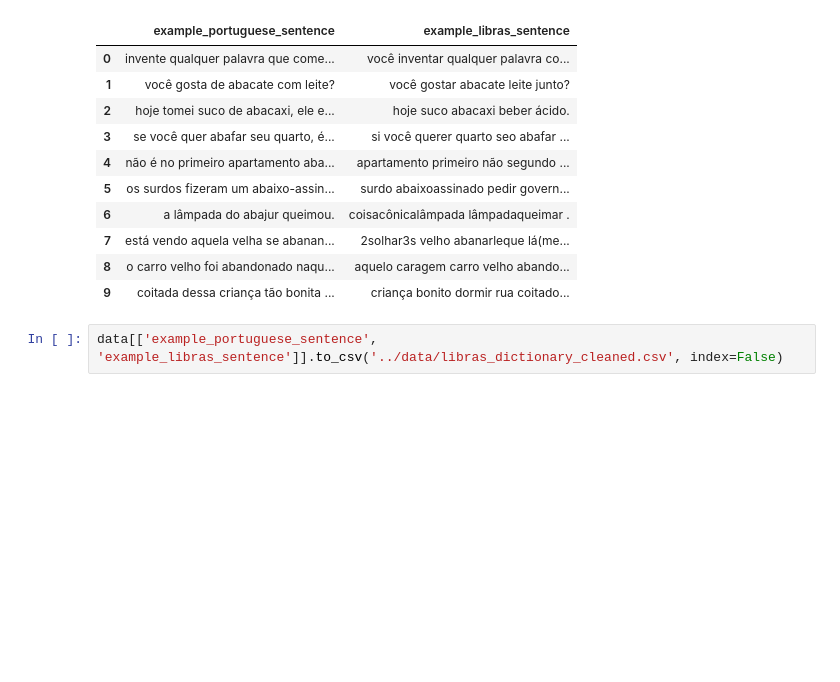
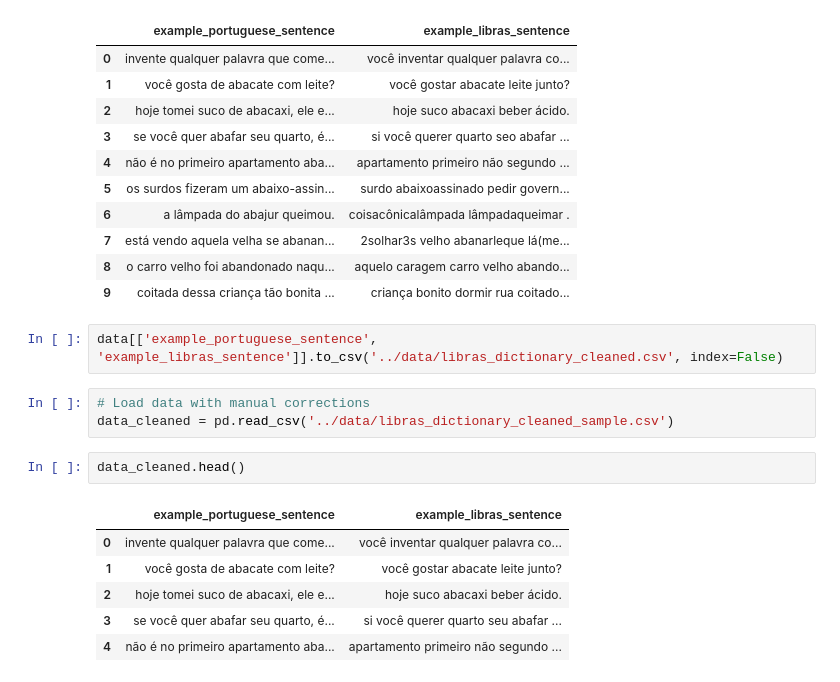
Before and after one commit to l-jhon/translation-libras-to-ptbr, a Jupyter notebook: notebooks/model.ipynb, the cells around one changed output. Saved outputs shown, nothing was run; the diff lists cells and outputs as text; blank space fills up the shorter version.

```diff
--- a/notebooks/model.ipynb
+++ b/notebooks/model.ipynb
@@ -46,3 +46,15 @@ data[['example_portuguese_sentence', 'example_libras_sentence']].head(10)
 | 9 | coitada dessa criança tão bonita ... | criança bonito dormir rua coitado... |
 # %%
 data[['example_portuguese_sentence', 'example_libras_sentence']].to_csv('../data/libras_dictionary_cleaned.csv', index=False)
+# %%
+# Load data with manual corrections
+data_cleaned = pd.read_csv('../data/libras_dictionary_cleaned_sample.csv')
+# %%
+data_cleaned.head()
+# %% [output]
+|  | example_portuguese_sentence | example_libras_sentence |
+| 0 | invente qualquer palavra que come... | você inventar qualquer palavra co... |
+| 1 | você gosta de abacate com leite? | você gostar abacate leite junto? |
+| 2 | hoje tomei suco de abacaxi, ele e... | hoje suco abacaxi beber ácido. |
+| 3 | se você quer abafar seu quarto, é... | si você querer quarto seu abafar ... |
+| 4 | não é no primeiro apartamento aba... | apartamento primeiro não segundo ... |
```
Also changed, not shown: parts of 37 cells of this notebook.
